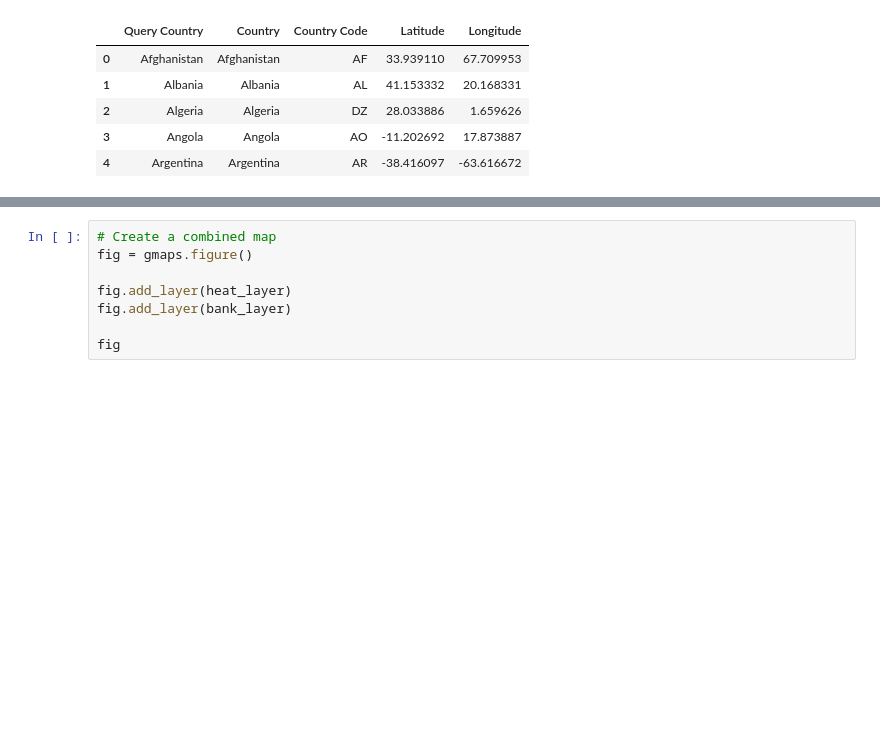
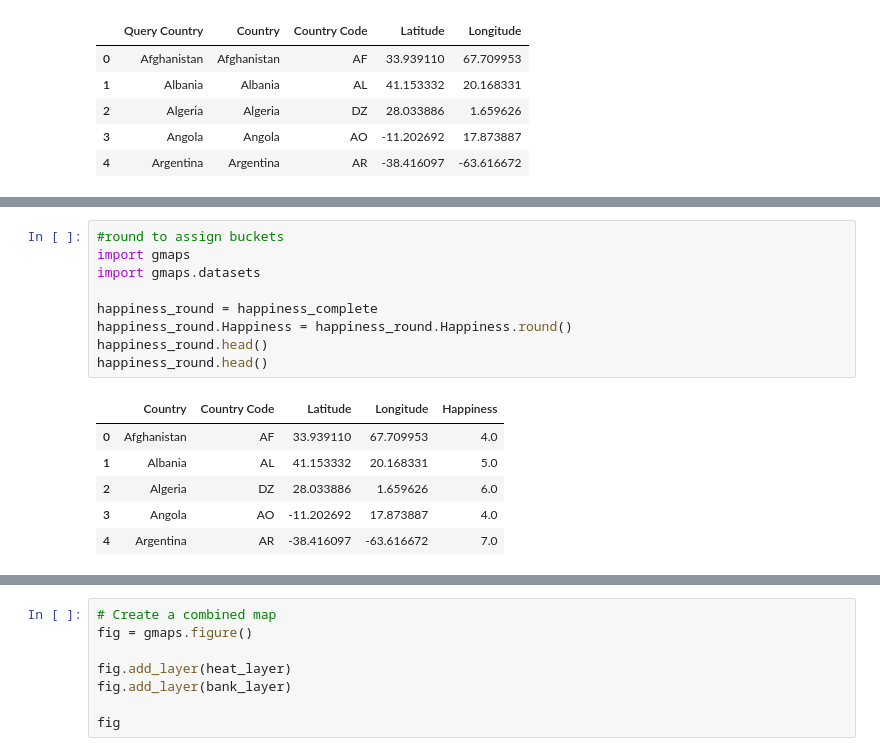
Before and after one commit to 4d4m43/DrinkAndBeHapPY, a Jupyter notebook: libs/vis1_happinessheat.ipynb, the cells around one changed output, grey strips where cells are left out. Saved outputs shown, nothing was run; the diff lists cells and outputs as text; blank space fills up the shorter version.

```diff
--- a/libs/vis1_happinessheat.ipynb
+++ b/libs/vis1_happinessheat.ipynb
@@ -337,0 +351,16 @@ bank_rate = census_data_complete["Bank Count"].tolist()
+# %%
+#round to assign buckets
+import gmaps
+import gmaps.datasets
+
+happiness_round = happiness_complete
+happiness_round.Happiness = happiness_round.Happiness.round()
+happiness_round.head()
+happiness_round.head()
+# %% [output]
+|  | Country | Country Code | Latitude | Longitude | Happiness |
+| 0 | Afghanistan | AF | 33.939110 | 67.709953 | 4.0 |
+| 1 | Albania | AL | 41.153332 | 20.168331 | 5.0 |
+| 2 | Algeria | DZ | 28.033886 | 1.659626 | 6.0 |
+| 3 | Angola | AO | -11.202692 | 17.873887 | 4.0 |
+| 4 | Argentina | AR | -38.416097 | -63.616672 | 7.0 |
```
Also changed, not shown: parts of 13 cells of this notebook, 9 other files.
